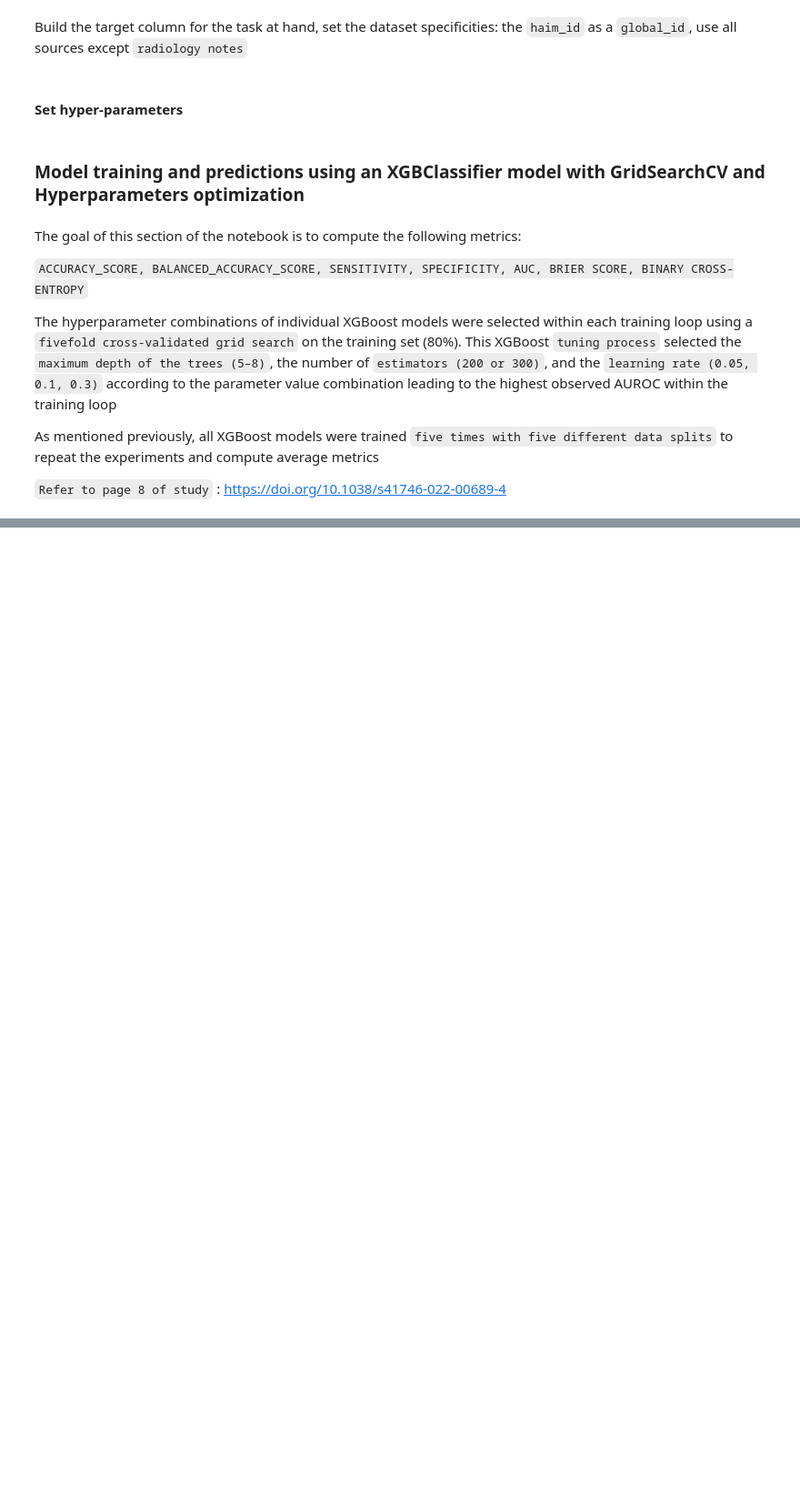
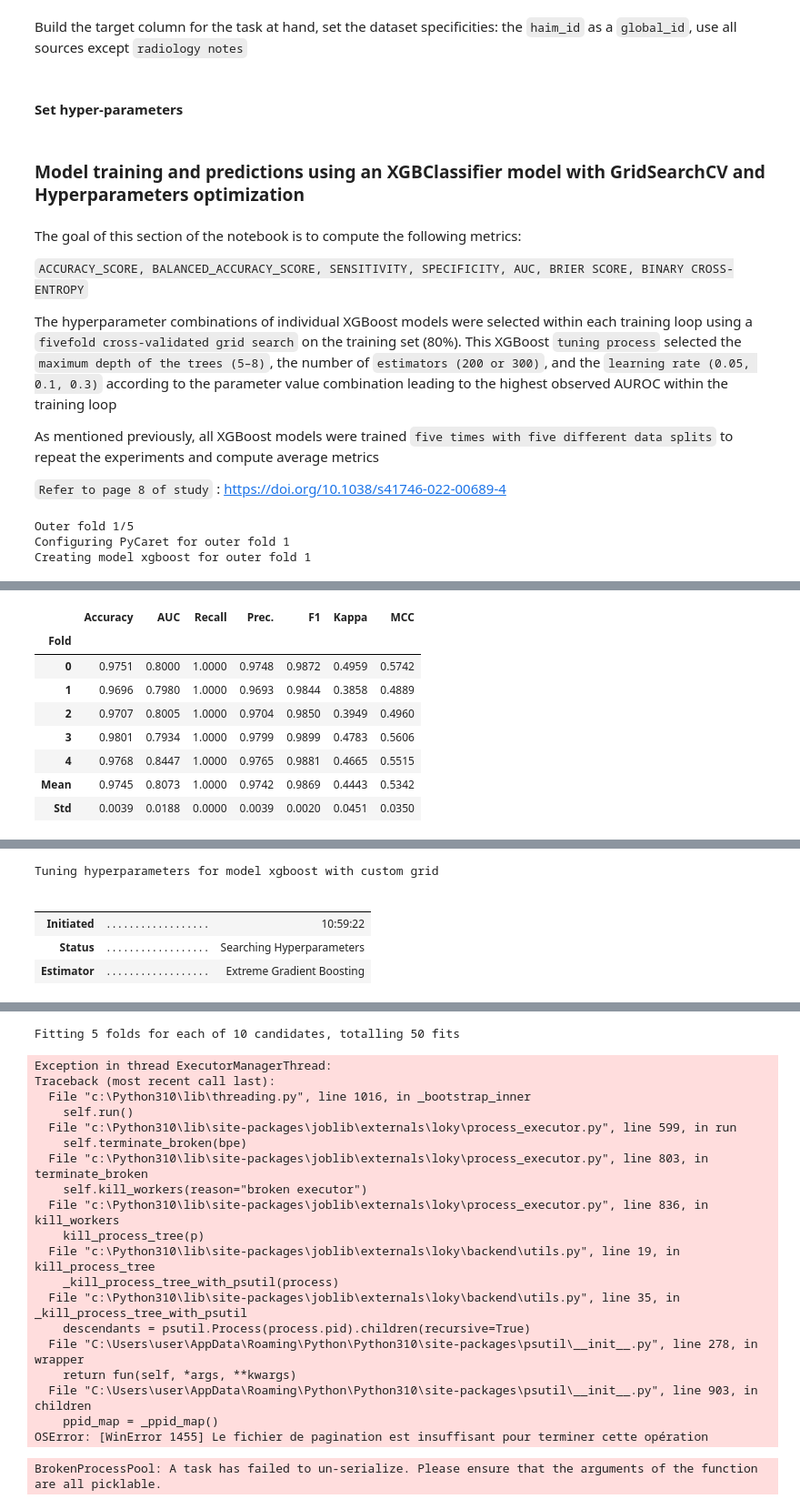
Before and after one commit to mariemkallel16/HAIM_PyCaret, a Jupyter notebook: notebooks/lung-opacity.ipynb, the cells around one changed output, grey strips where cells are left out. Shown: that part at 91% size. Cells and saved outputs as stored; diff of their text form; code cells hidden in the pictures; blank space fills up the shorter version.

```diff
--- a/notebooks/lung-opacity.ipynb
+++ b/notebooks/lung-opacity.ipynb
@@ -88,6 +88,10 @@ evaluator.run_experiment(
     outer_strategy='kfold',
     session_id=42,
     model='xgboost',
-    optimize='Accuracy',
+    optimize='AUC',
     custom_grid=grid_hps
 )
+# %% [output]
+Outer fold 1/5
+Configuring PyCaret for outer fold 1
+Creating model xgboost for outer fold 1
@@ -93,0 +99,9 @@ evaluator.run_experiment(
+|  | Accuracy | AUC | Recall | Prec. | F1 | Kappa | MCC |
+| Fold |  |  |  |  |  |  |  |
+| 0 | 0.9751 | 0.8000 | 1.0000 | 0.9748 | 0.9872 | 0.4959 | 0.5742 |
+| 1 | 0.9696 | 0.7980 | 1.0000 | 0.9693 | 0.9844 | 0.3858 | 0.4889 |
+| 2 | 0.9707 | 0.8005 | 1.0000 | 0.9704 | 0.9850 | 0.3949 | 0.4960 |
+| 3 | 0.9801 | 0.7934 | 1.0000 | 0.9799 | 0.9899 | 0.4783 | 0.5606 |
+| 4 | 0.9768 | 0.8447 | 1.0000 | 0.9765 | 0.9881 | 0.4665 | 0.5515 |
+| Mean | 0.9745 | 0.8073 | 1.0000 | 0.9742 | 0.9869 | 0.4443 | 0.5342 |
+| Std | 0.0039 | 0.0188 | 0.0000 | 0.0039 | 0.0020 | 0.0451 | 0.0350 |
@@ -93,0 +109,6 @@ evaluator.run_experiment(
+Tuning hyperparameters for model xgboost with custom grid
+|  |  |  |
+|  |  |  |
+| Initiated | . . . . . . . . . . . . . . . . . . | 10:59:22 |
+| Status | . . . . . . . . . . . . . . . . . . | Searching Hyperparameters |
+| Estimator | . . . . . . . . . . . . . . . . . . | Extreme Gradient Boosting |
@@ -93,0 +116,21 @@ evaluator.run_experiment(
+Fitting 5 folds for each of 10 candidates, totalling 50 fits
+Exception in thread ExecutorManagerThread:
+Traceback (most recent call last):
+  File "c:\Python310\lib\threading.py", line 1016, in _bootstrap_inner
+    self.run()
+  File "c:\Python310\lib\site-packages\joblib\externals\loky\process_executor.py", line 599, in run
+    self.terminate_broken(bpe)
+  File "c:\Python310\lib\site-packages\joblib\externals\loky\process_executor.py", line 803, in terminate_broken
+    self.kill_workers(reason="broken executor")
+  File "c:\Python310\lib\site-packages\joblib\externals\loky\process_executor.py", line 836, in kill_workers
+    kill_process_tree(p)
+  File "c:\Python310\lib\site-packages\joblib\externals\loky\backend\utils.py", line 19, in kill_process_tree
+    _kill_process_tree_with_psutil(process)
+  File "c:\Python310\lib\site-packages\joblib\externals\loky\backend\utils.py", line 35, in _kill_process_tree_with_psutil
+    descendants = psutil.Process(process.pid).children(recursive=True)
+  File "C:\Users\user\AppData\Roaming\Python\Python310\site-packages\psutil\__init__.py", line 278, in wrapper
+    return fun(self, *args, **kwargs)
+  File "C:\Users\user\AppData\Roaming\Python\Python310\site-packages\psutil\__init__.py", line 903, in children
+    ppid_map = _ppid_map()
+OSError: [WinError 1455] Le fichier de pagination est insuffisant pour terminer cette opération
+BrokenProcessPool: A task has failed to un-serialize. Please ensure that the arguments of the function are all picklable.
```
Also changed, not shown: parts of 1 cell of this notebook, 12 other files.
